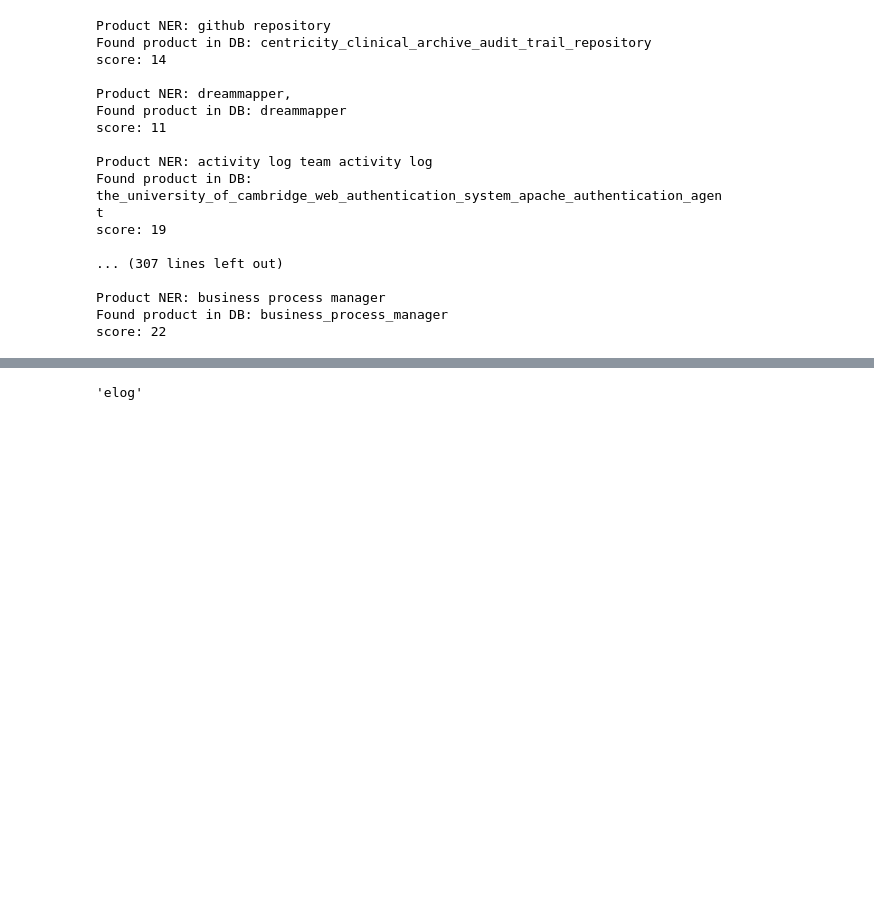
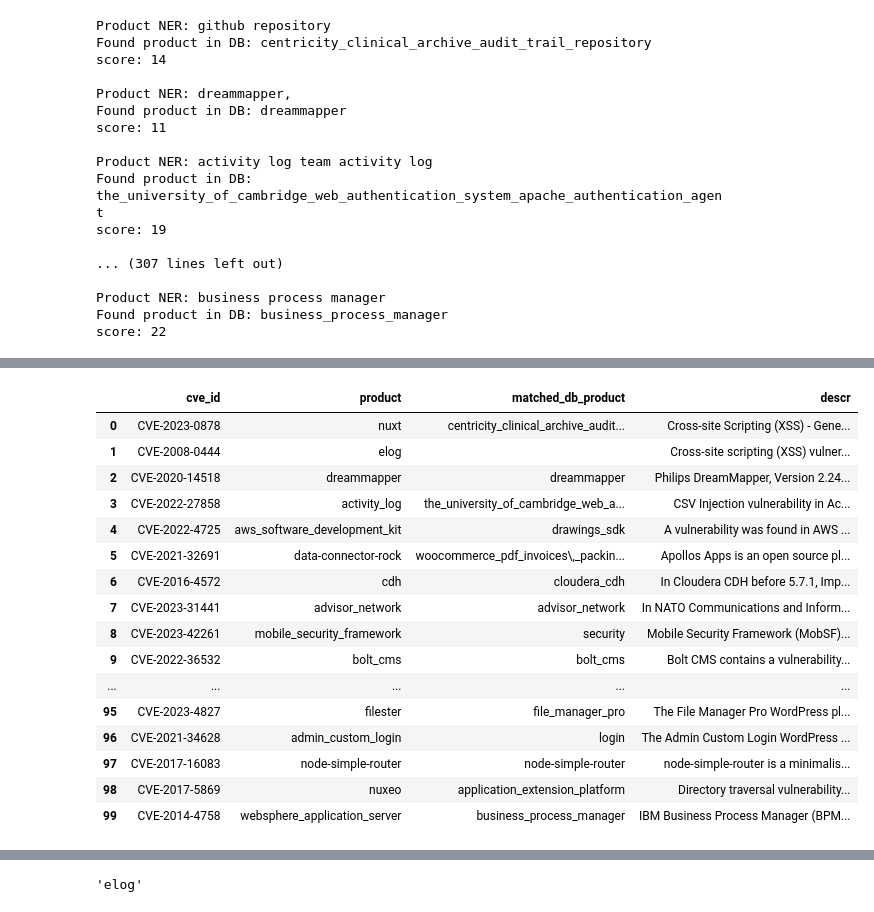
Before and after one commit to levshun/vulns_scanner, a Jupyter notebook: mikhail_code/notebooks/postprocess_model.ipynb, the cells around one changed output, grey strips where cells are left out. Cells and saved outputs as stored; diff of their text form; code cells hidden in the pictures; blank space fills up the shorter version.

```diff
--- a/mikhail_code/notebooks/postprocess_model.ipynb
+++ b/mikhail_code/notebooks/postprocess_model.ipynb
@@ -34,7 +34,7 @@ def get_df_from_bd(q):
     df = pd.DataFrame(tuples, columns=colnames)
     return df
 # %%
-path_to_model = "/home/mikhail/Documents/pandan_study/vkr/vulns_scanner/mikhail_code/models/nuner2_v1_150325/best_model_tmp"
+path_to_model = "/home/mikhail/Documents/pandan_study/vkr/vulns_scanner/mikhail_code/models/nuner_as_tok_clf_190425/best_model"
 final_tokenizer = AutoTokenizer.from_pretrained(path_to_model, use_fast=True, add_prefix_space=True, local_files_only=True)
 final_model = AutoModelForTokenClassification.from_pretrained(path_to_model, local_files_only=True)
 # %%
@@ -543,0 +588,20 @@ score: 22
+# %%
+df_test[['cve_id', 'product', 'matched_db_product', 'descr']]
+# %% [output]
+|  | cve_id | product | matched_db_product | descr |
+| 0 | CVE-2023-0878 | nuxt | centricity_clinical_archive_audit... | Cross-site Scripting (XSS) - Gene... |
+| 1 | CVE-2008-0444 | elog |  | Cross-site scripting (XSS) vulner... |
+| 2 | CVE-2020-14518 | dreammapper | dreammapper | Philips DreamMapper, Version 2.24... |
+| 3 | CVE-2022-27858 | activity_log | the_university_of_cambridge_web_a... | CSV Injection vulnerability in Ac... |
+| 4 | CVE-2022-4725 | aws_software_development_kit | drawings_sdk | A vulnerability was found in AWS ... |
+| 5 | CVE-2021-32691 | data-connector-rock | woocommerce_pdf_invoices\,_packin... | Apollos Apps is an open source pl... |
+| 6 | CVE-2016-4572 | cdh | cloudera_cdh | In Cloudera CDH before 5.7.1, Imp... |
+| 7 | CVE-2023-31441 | advisor_network | advisor_network | In NATO Communications and Inform... |
+| 8 | CVE-2023-42261 | mobile_security_framework | security | Mobile Security Framework (MobSF)... |
+| 9 | CVE-2022-36532 | bolt_cms | bolt_cms | Bolt CMS contains a vulnerability... |
+| ... | ... | ... | ... | ... |
+| 95 | CVE-2023-4827 | filester | file_manager_pro | The File Manager Pro WordPress pl... |
+| 96 | CVE-2021-34628 | admin_custom_login | login | The Admin Custom Login WordPress ... |
+| 97 | CVE-2017-16083 | node-simple-router | node-simple-router | node-simple-router is a minimalis... |
+| 98 | CVE-2017-5869 | nuxeo | application_extension_platform | Directory traversal vulnerability... |
+| 99 | CVE-2014-4758 | websphere_application_server | business_process_manager | IBM Business Process Manager (BPM... |
```
Also changed, not shown: parts of 25 cells of this notebook, 4 other files.
